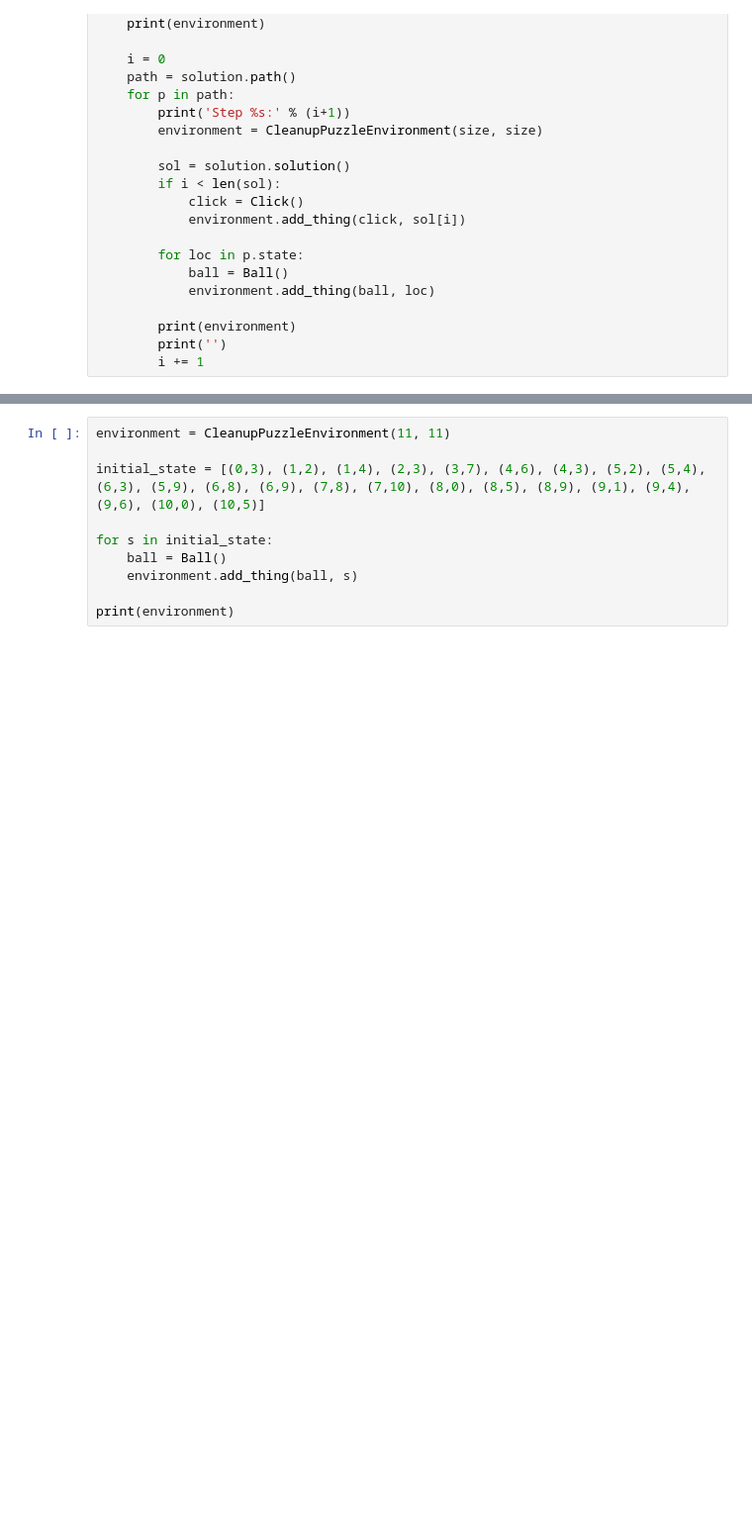
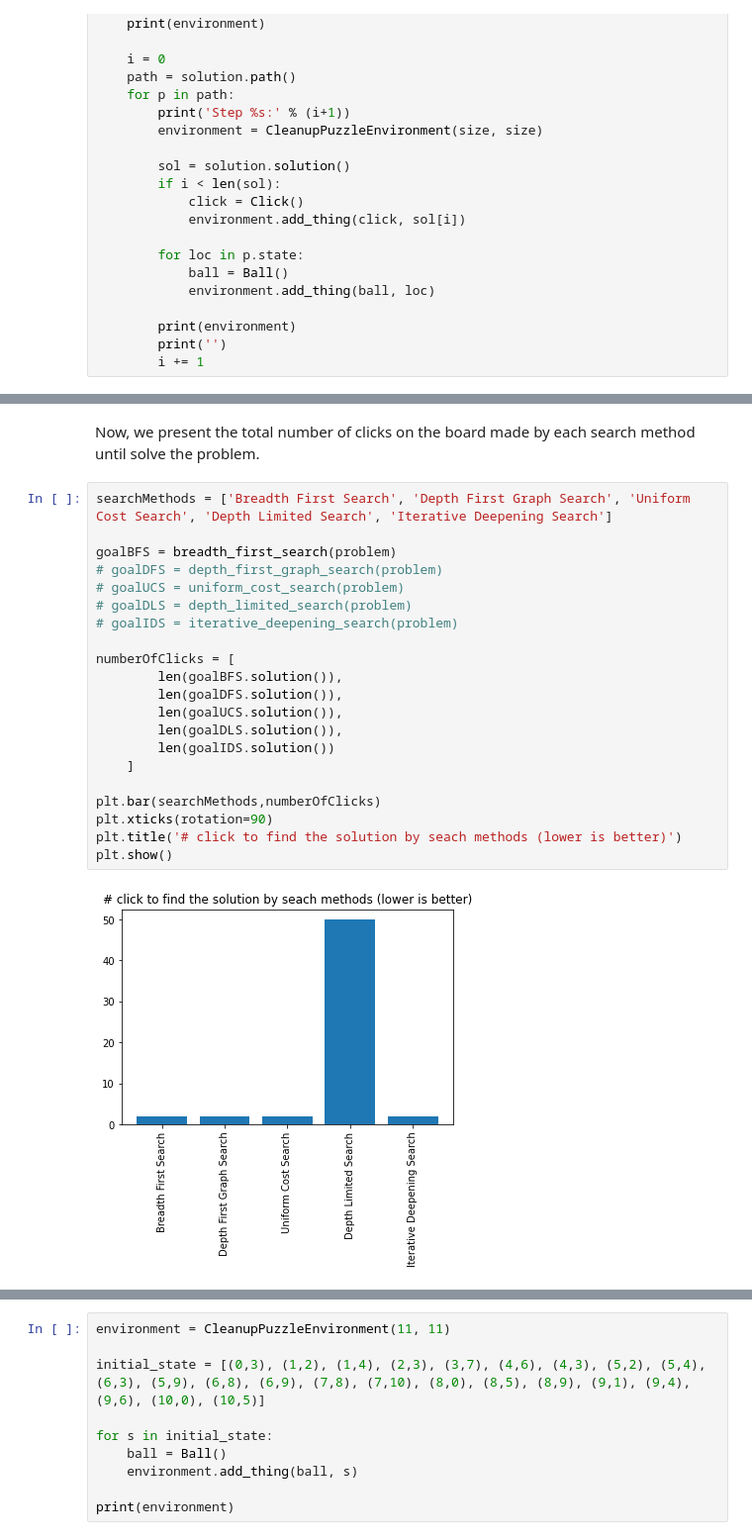
Before and after one commit to maumruiz/Problem-Solving-Agents, a Jupyter notebook: Assignment03.ipynb, the cells around one changed output, grey strips where cells are left out. Shown at 99% size. Drawn from its saved outputs; the diff is of its cells as text; blank space fills up the shorter version.

```diff
--- a/Assignment03.ipynb
+++ b/Assignment03.ipynb
@@ -258,0 +399,25 @@ Step 5:
+# %% [markdown]
+Now, we present the total number of clicks on the board made by each search method until solve the problem.
+# %%
+searchMethods = ['Breadth First Search', 'Depth First Graph Search', 'Uniform Cost Search', 'Depth Limited Search', 'Iterative Deepening Search']
+
+goalBFS = breadth_first_search(problem)
+# goalDFS = depth_first_graph_search(problem)
+# goalUCS = uniform_cost_search(problem)
+# goalDLS = depth_limited_search(problem)
+# goalIDS = iterative_deepening_search(problem)
+
+numberOfClicks = [
+        len(goalBFS.solution()),
+        len(goalDFS.solution()),
+        len(goalUCS.solution()),
+        len(goalDLS.solution()),
+        len(goalIDS.solution())
+    ]
+
+plt.bar(searchMethods,numberOfClicks)
+plt.xticks(rotation=90)
+plt.title('# click to find the solution by seach methods (lower is better)')
+plt.show()
+# %% [output]
+[figure, added]
```
Also changed, not shown: parts of 29 cells of this notebook.
